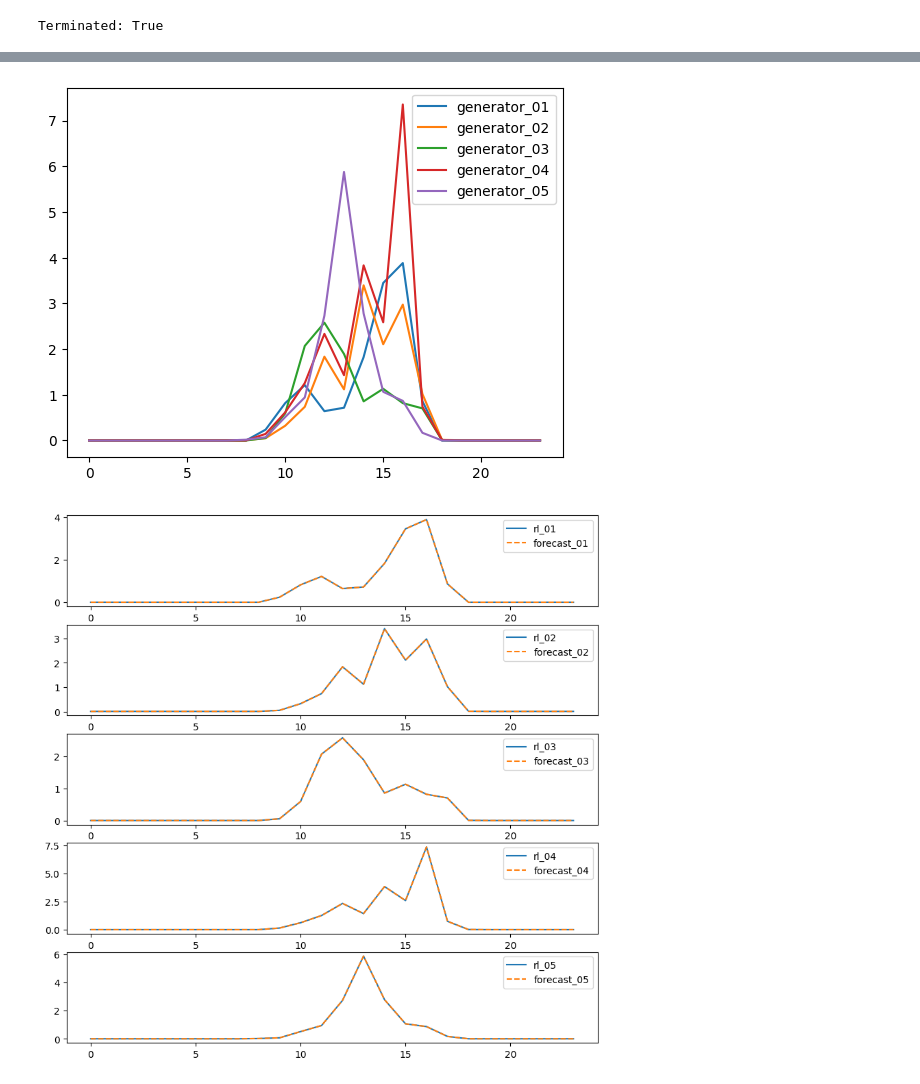
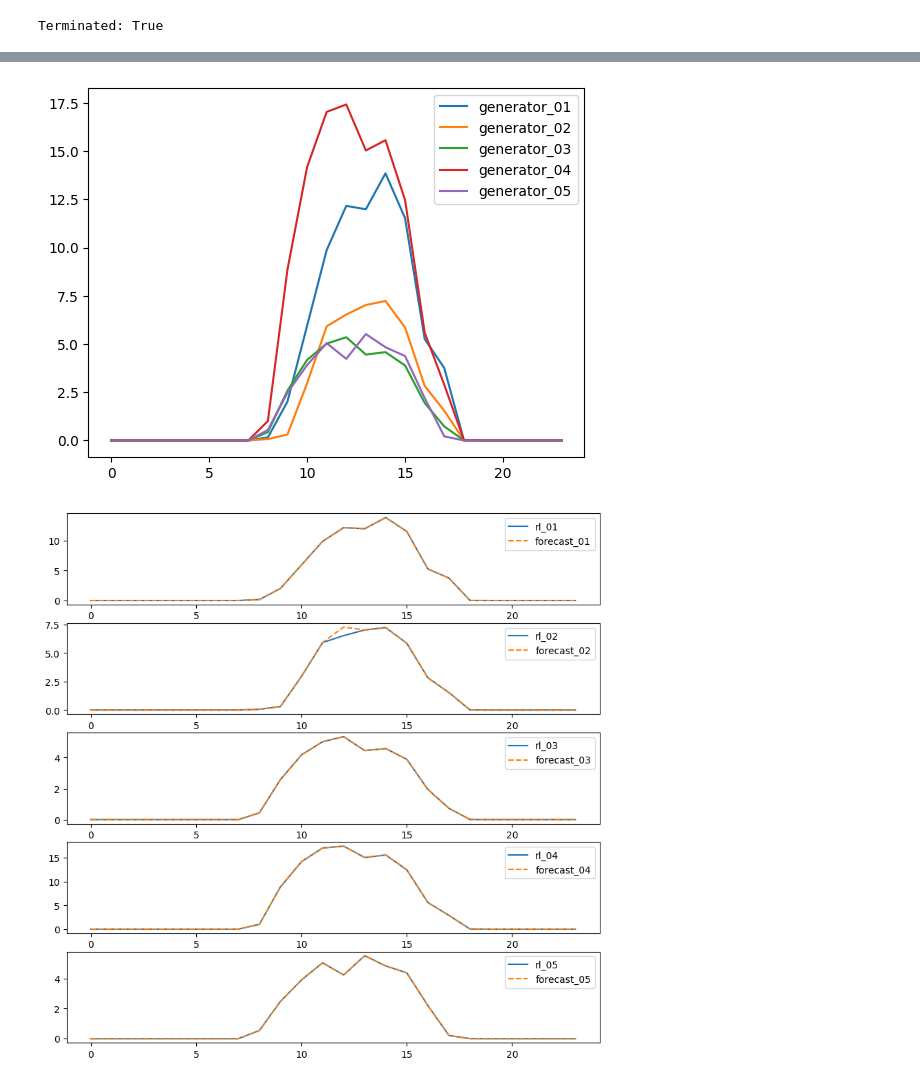
Before and after one commit to ECGomes/pyecom, a Jupyter notebook: notebooks/scenarios/sequential_testing/sequential_rl_v1.ipynb, the cells around one changed output, grey strips where cells are left out. Cells and saved outputs as stored; diff of their text form; code cells hidden in the pictures.

```diff
--- a/notebooks/scenarios/sequential_testing/sequential_rl_v1.ipynb
+++ b/notebooks/scenarios/sequential_testing/sequential_rl_v1.ipynb
@@ -189,11 +189,13 @@ dataset_resources = iterate_resources(u=data_upacs, c=data_ec, e=data_ev)
 # %%
 # Create the environment and check if everything is ok
 
-temp_env = EnergyCommunitySequentialV0(resources=dataset_resources[list(dataset_resources.keys())[0]],
+temp_env = EnergyCommunitySequentialV1(resources=dataset_resources[list(dataset_resources.keys())[0]],
                                        import_penalty=1000,
                                        export_penalty=1000,
                                        storage_action_penalty=500,
+                                       storage_action_reward=500,
                                        ev_action_penalty=500,
+                                       ev_action_reward=500,
                                        ev_requirement_penalty=700,
                                        balance_penalty=1000)
 temp_env.reset()
@@ -248,7 +250,9 @@ ray.init()
 IMPORT_PENALTY = 1
 EXPORT_PENALTY = 1
 STORAGE_ACTION_PENALTY = 100
+STORAGE_ACTION_REWARD = 100
 EV_ACTION_PENALTY = 1
+EV_ACTION_REWARD = 100
 EV_REQUIREMENT_PENALTY = 3000
 BALANCE_PENALTY = 2000
 
@@ -261,11 +265,13 @@ for i in list(dataset_resources.keys())[:1]:
     temp_resources = dataset_resources[i]
 
     # Register the environment
-    register_env("EC_Multi", lambda config: EnergyCommunitySequentialV0(resources=temp_resources,
+    register_env("EC_Multi", lambda config: EnergyCommunitySequentialV1(resources=temp_resources,
                                                                         import_penalty=IMPORT_PENALTY,
                                                                         export_penalty=EXPORT_PENALTY,
                                                                         storage_action_penalty=STORAGE_ACTION_PENALTY,
+                                                                        storage_action_reward=STORAGE_ACTION_REWARD,
                                                                         ev_action_penalty=EV_ACTION_PENALTY,
+                                                                        ev_action_reward=EV_ACTION_REWARD,
                                                                         ev_requirement_penalty=EV_REQUIREMENT_PENALTY,
                                                                         balance_penalty=BALANCE_PENALTY),
              )
@@ -307,7 +313,7 @@ for i in list(dataset_resources.keys())[:1]:
 
     # Train for n iterations and report results (mean episode rewards)
     print(f"Day {i}\n")
-    for i in range(200):
+    for i in range(100):
         results = algo.train()
         print(f"Iter: {i}; avg. reward={results['episode_reward_mean']}")
 
@@ -335,11 +341,13 @@ checkpoints saved at TrainingResult(checkpoint=Checkpoint(filesystem=local, path
 # %%
 # Check the results
 # Create a new env
-test_env = EnergyCommunitySequentialV0(resources=dataset_resources[list(dataset_resources.keys())[0]],
+test_env = EnergyCommunitySequentialV1(resources=dataset_resources[list(dataset_resources.keys())[2]],
                                        import_penalty=IMPORT_PENALTY,
                                        export_penalty=EXPORT_PENALTY,
                                        storage_action_penalty=STORAGE_ACTION_PENALTY,
+                                       storage_action_reward=STORAGE_ACTION_REWARD,
                                        ev_action_penalty=EV_ACTION_PENALTY,
+                                       ev_action_reward=EV_ACTION_REWARD,
                                        ev_requirement_penalty=EV_REQUIREMENT_PENALTY,
                                        balance_penalty=BALANCE_PENALTY)
 
@@ -400,22 +408,22 @@ for i in range(5):
 plt.legend(['generator_{:02d}'.format(i+1) for i in range(data_ec.generator['p_forecast'].shape[0])])
 plt.show()
 # %% [output]
-[figure, old version]
+[figure, new version]
 # %%
 # Create subplots with the generator values and the forecast
 
 fig, axs = plt.subplots(5, 1, figsize=(10, 10))
 
 for i in np.arange(5):
     axs[i].plot(test_env.generators[i].value, label='rl_{:02d}'.format(i+1))
-    axs[i].plot(data_upacs[list(data_upacs.keys())[i]]['pv'].loc['2019-01-01'].values * 5, label='forecast_{:02d}'.format(i+1),
+    axs[i].plot(data_upacs[list(data_upacs.keys())[i]]['pv'].loc['2019-01-03'].values * 5, label='forecast_{:02d}'.format(i+1),
                 linestyle='--')
 
     axs[i].legend()
 
 plt.show()
 # %% [output]
-[figure, old version]
+[figure, new version]
 # %%
 # Plot the storage state of charge
 
```
Also changed, not shown: parts of 9 cells of this notebook, 1 other file.
